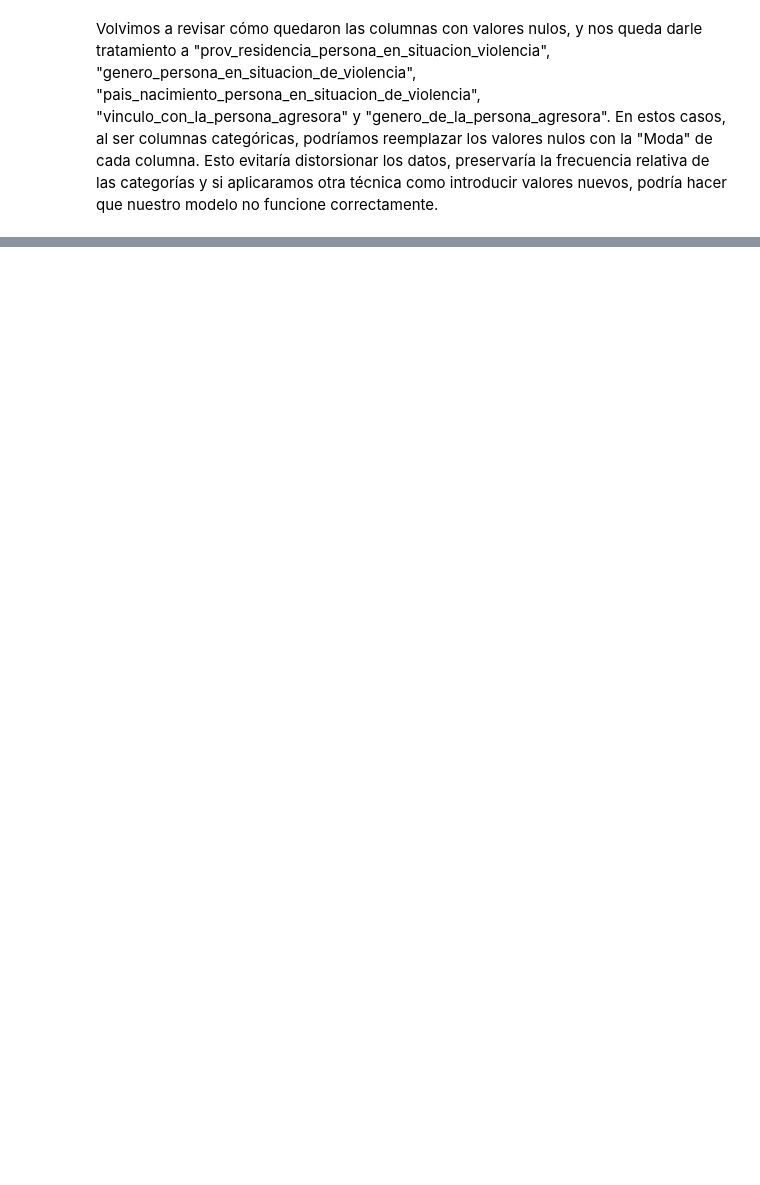
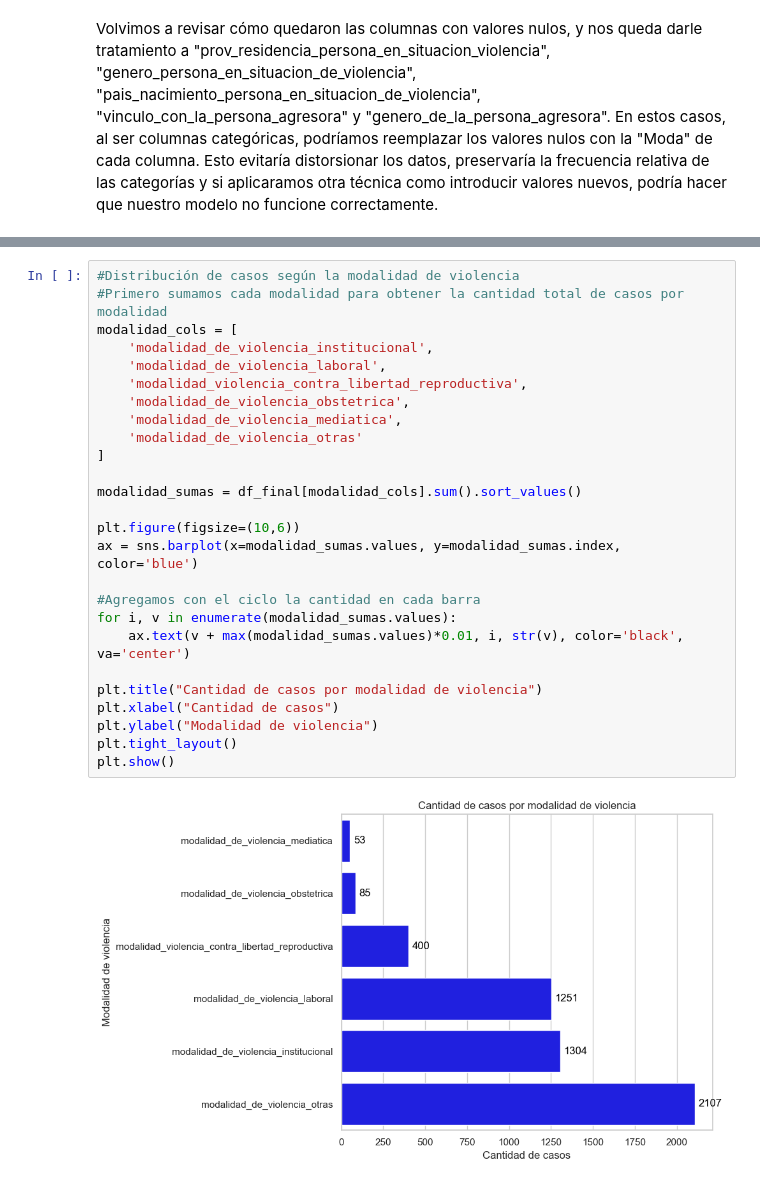
Before and after one commit to casescas/Ciencia_datos_2A1C, a Jupyter notebook: Cookiecutter_Proyecto_Final/notebooks/Proyecto_Final.ipynb, the cells around one changed output, grey strips where cells are left out. Drawn from its saved outputs; the diff is of its cells as text; blank space fills up the shorter version.

```diff
--- a/Cookiecutter_Proyecto_Final/notebooks/Proyecto_Final.ipynb
+++ b/Cookiecutter_Proyecto_Final/notebooks/Proyecto_Final.ipynb
@@ -178,0 +422,28 @@ Conclusión: Durante el proceso de limpieza y transformación de los datos, se p
+# %%
+#Distribución de casos según la modalidad de violencia
+#Primero sumamos cada modalidad para obtener la cantidad total de casos por modalidad
+modalidad_cols = [
+    'modalidad_de_violencia_institucional',
+    'modalidad_de_violencia_laboral',
+    'modalidad_violencia_contra_libertad_reproductiva',
+    'modalidad_de_violencia_obstetrica',
+    'modalidad_de_violencia_mediatica',
+    'modalidad_de_violencia_otras'
+]
+
+modalidad_sumas = df_final[modalidad_cols].sum().sort_values()
+
+plt.figure(figsize=(10,6))
+ax = sns.barplot(x=modalidad_sumas.values, y=modalidad_sumas.index, color='blue')
+
+#Agregamos con el ciclo la cantidad en cada barra
+for i, v in enumerate(modalidad_sumas.values):
+    ax.text(v + max(modalidad_sumas.values)*0.01, i, str(v), color='black', va='center')
+
+plt.title("Cantidad de casos por modalidad de violencia")
+plt.xlabel("Cantidad de casos")
+plt.ylabel("Modalidad de violencia")
+plt.tight_layout()
+plt.show()
+# %% [output]
+[figure, added]
```
Also changed, not shown: parts of 37 cells of this notebook.
